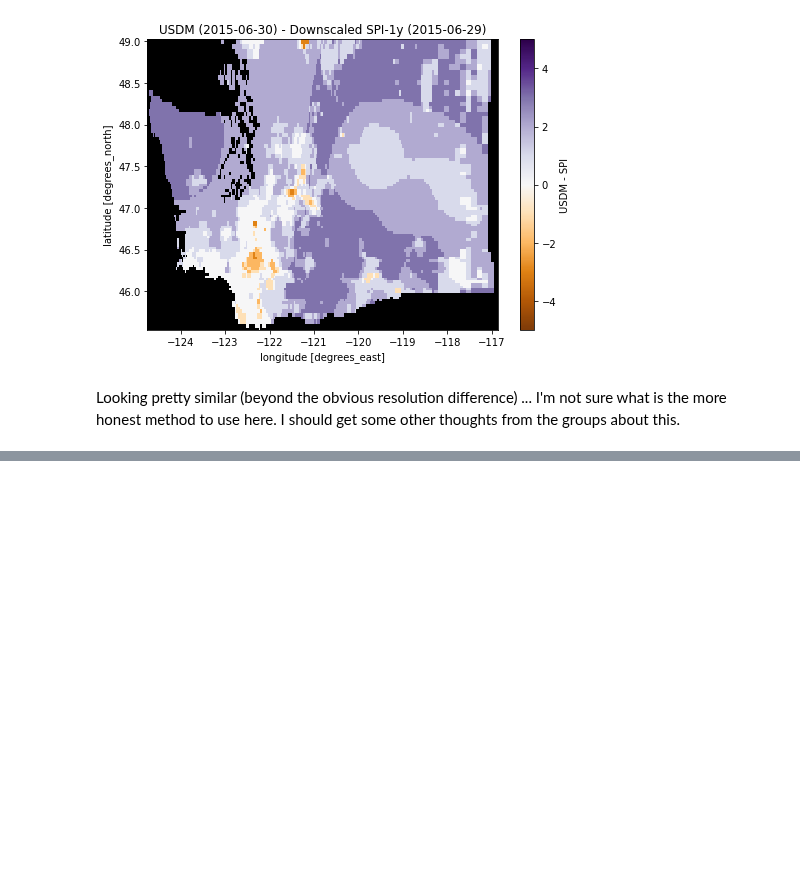
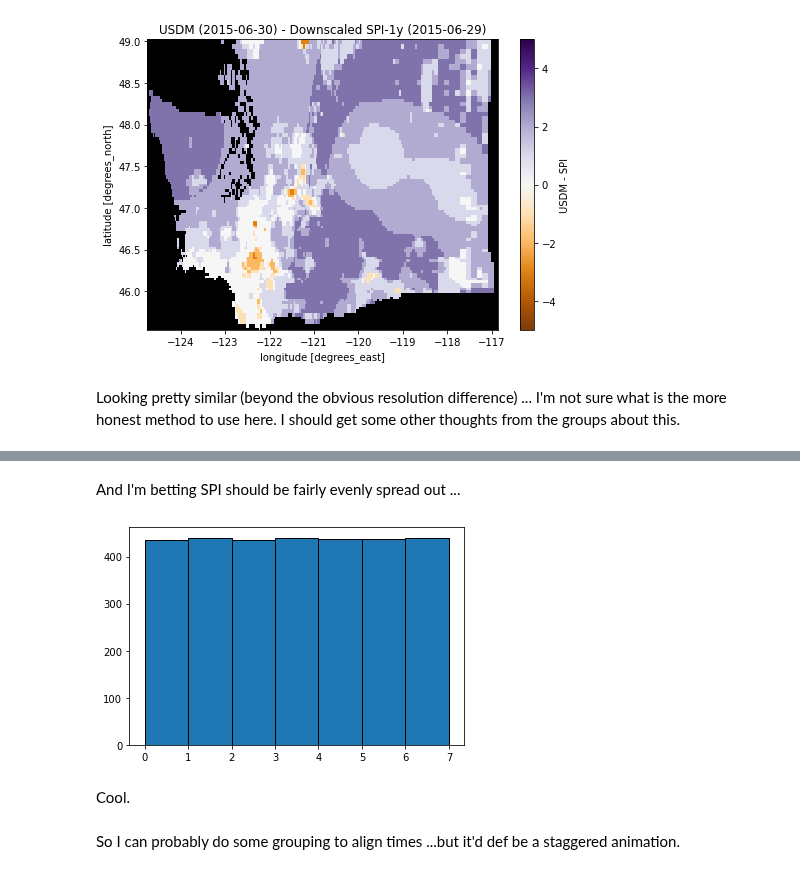
Before and after one commit to UW-Hydro/drought_impact, a Jupyter notebook: notebooks/explore/usdm_spi_compare.ipynb, the cells around one changed output, grey strips where cells are left out. Cells and saved outputs as stored; diff of their text form; code cells hidden in the pictures; blank space fills up the shorter version.

```diff
--- a/notebooks/explore/usdm_spi_compare.ipynb
+++ b/notebooks/explore/usdm_spi_compare.ipynb
@@ -347,0 +358,10 @@ Let's get some of this wrapped up into a function as well.
+# %% [markdown]
+And I'm betting SPI should be fairly evenly spread out ...
+# %%
+plt.hist(pd.to_datetime(spi_1y['day']).day_of_week, bins=np.arange(0,8), edgecolor='k');
+# %% [output]
+[figure, added]
+# %% [markdown]
+Cool.
+# %% [markdown]
+So I can probably do some grouping to align times ...but it'd def be a staggered animation.
```
Also changed, not shown: parts of 6 cells of this notebook, 2 other files.
